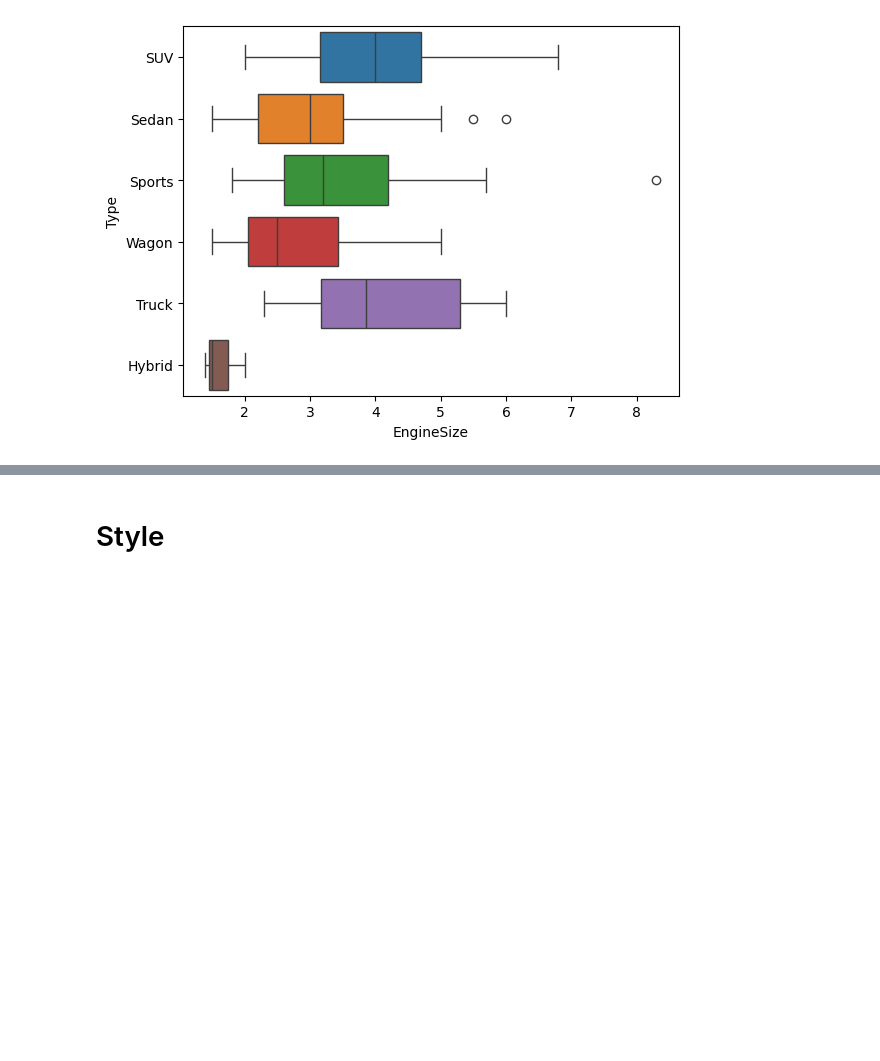
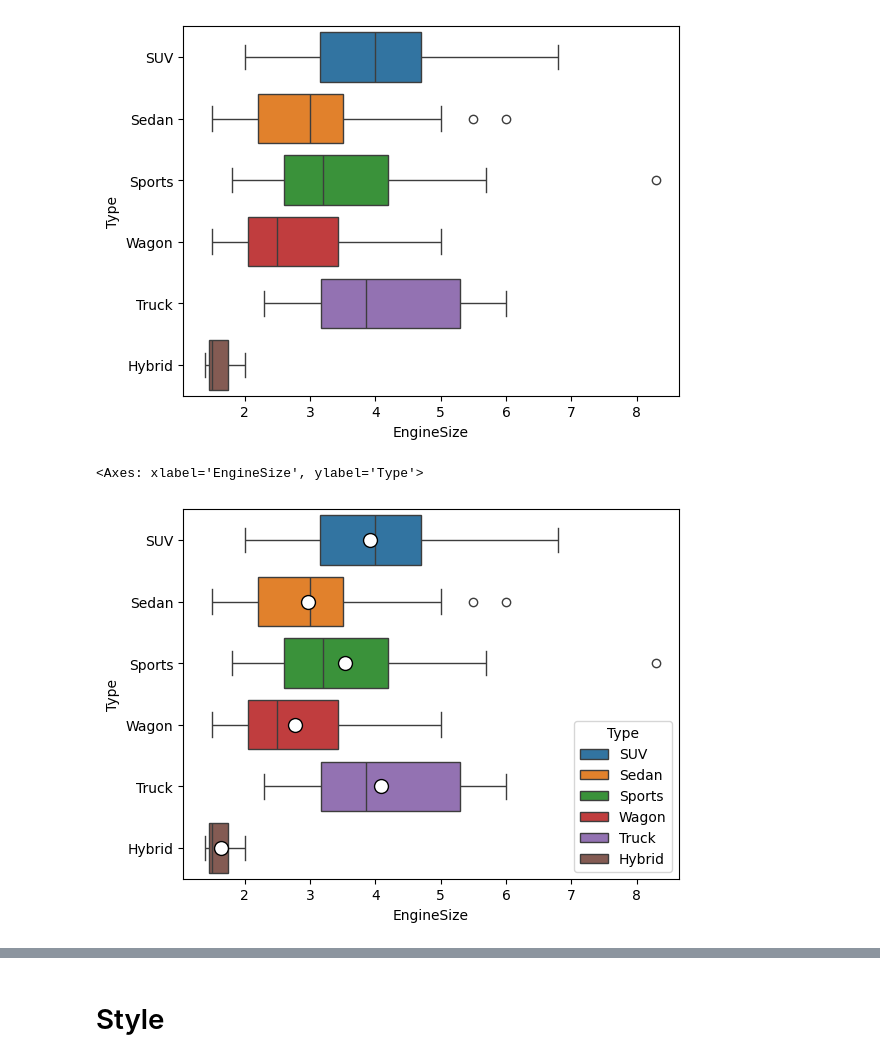
Before and after one commit to samuelnaibaho2005/Seaborn-Learning-Beginner, a Jupyter notebook: main.ipynb, the cells around one changed output, grey strips where cells are left out. Saved outputs shown, nothing was run; the diff lists cells and outputs as text; code cells hidden in the pictures; blank space fills up the shorter version.

```diff
--- a/main.ipynb
+++ b/main.ipynb
@@ -273,3 +273,12 @@ sns.boxplot(x='EngineSize', y='Type', data=df, hue='Type')
 # %% [output]
 <Axes: xlabel='EngineSize', ylabel='Type'>
 [figure]
+# %%
+sns.boxplot(x='EngineSize', y='Type', data=df, hue='Type', legend=True,showmeans=True,
+            meanprops={"marker":"o", # bisa menggunakan showmeans untuk menampilkan rata-rata
+                       "markerfacecolor":"white",
+                       "markeredgecolor":"black",
+                       "markersize":"10",})
+# %% [output]
+<Axes: xlabel='EngineSize', ylabel='Type'>
+[figure, added]
```
Also changed, not shown: parts of 29 cells of this notebook, 3 other files.
